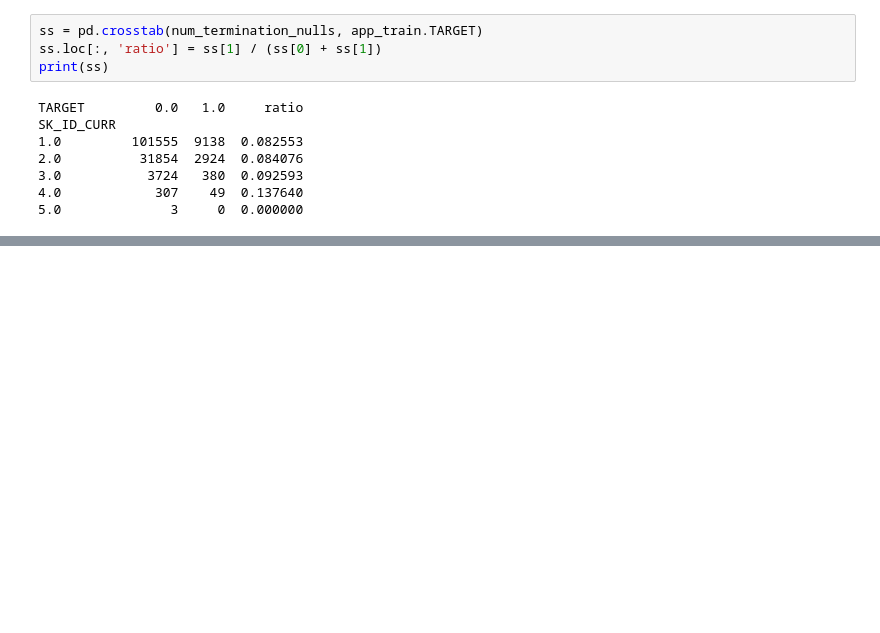
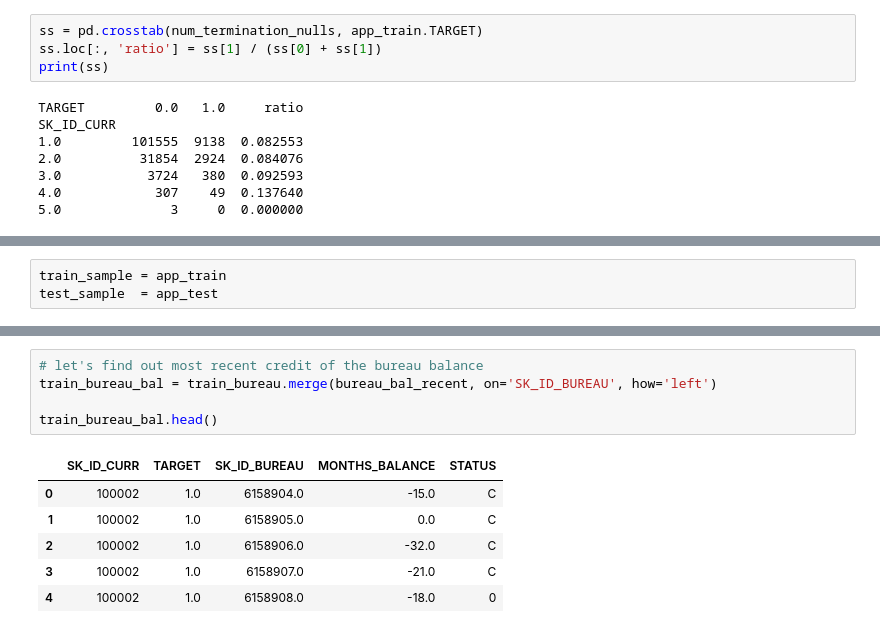
Before and after one commit to numb3r33/Kaggle_Home_Credit, a Jupyter notebook: notebooks/EDA.ipynb, the cells around one changed output, grey strips where cells are left out. Cells and saved outputs as stored; diff of their text form; blank space fills up the shorter version.

```diff
--- a/notebooks/EDA.ipynb
+++ b/notebooks/EDA.ipynb
@@ -1708,0 +1716,3 @@ SK_ID_CURR
+# %%
+train_sample = app_train
+test_sample  = app_test
@@ -1708,0 +1758,12 @@ SK_ID_CURR
+# %%
+# let's find out most recent credit of the bureau balance
+train_bureau_bal = train_bureau.merge(bureau_bal_recent, on='SK_ID_BUREAU', how='left')
+
+train_bureau_bal.head()
+# %% [output]
+|  | SK_ID_CURR | TARGET | SK_ID_BUREAU | MONTHS_BALANCE | STATUS |
+| 0 | 100002 | 1.0 | 6158904.0 | -15.0 | C |
+| 1 | 100002 | 1.0 | 6158905.0 | 0.0 | C |
+| 2 | 100002 | 1.0 | 6158906.0 | -32.0 | C |
+| 3 | 100002 | 1.0 | 6158907.0 | -21.0 | C |
+| 4 | 100002 | 1.0 | 6158908.0 | -18.0 | 0 |
```
Also changed, not shown: parts of 22 cells of this notebook, 3 other files.
